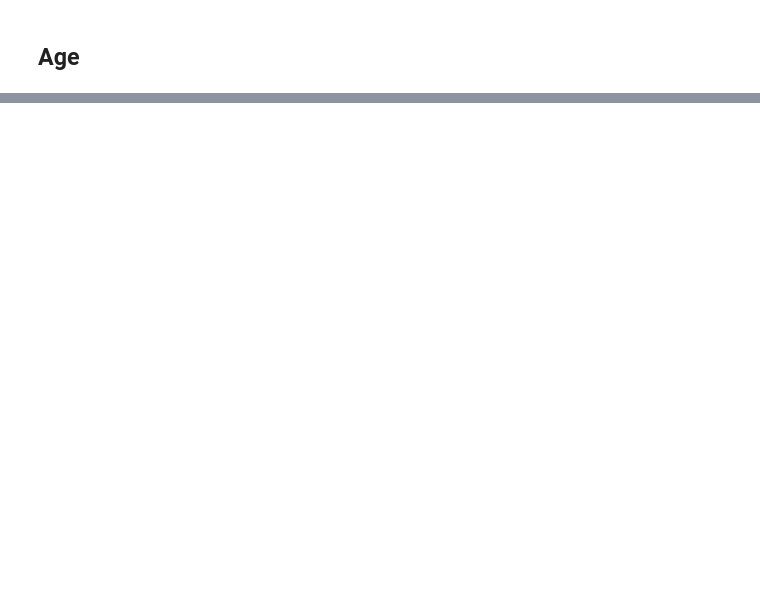
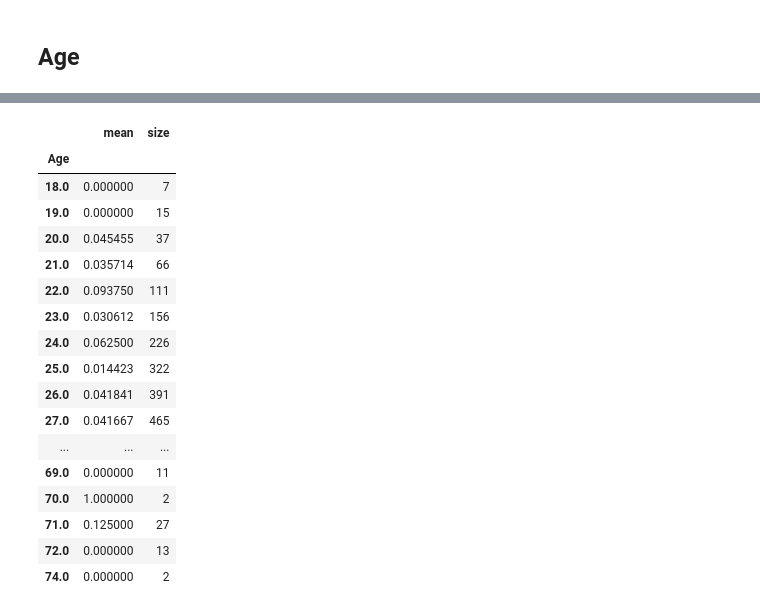
Before and after one commit to gavrilovAlikhan/ML-Practice, a Jupyter notebook: Bank Churn (MLinside)/bank_churn.ipynb, the cells around one changed output, grey strips where cells are left out. Drawn from its saved outputs; the diff is of its cells as text; code cells hidden in the pictures; blank space fills up the shorter version.

```diff
--- a/Bank Churn (MLinside)/bank_churn.ipynb
+++ b/Bank Churn (MLinside)/bank_churn.ipynb
@@ -252,0 +355,21 @@ plt.show()
+# %%
+df.groupby('Age', observed=True)['Exited'].agg(['mean', 'size'])
+# %% [output]
+|  | mean | size |
+| Age |  |  |
+| 18.0 | 0.000000 | 7 |
+| 19.0 | 0.000000 | 15 |
+| 20.0 | 0.045455 | 37 |
+| 21.0 | 0.035714 | 66 |
+| 22.0 | 0.093750 | 111 |
+| 23.0 | 0.030612 | 156 |
+| 24.0 | 0.062500 | 226 |
+| 25.0 | 0.014423 | 322 |
+| 26.0 | 0.041841 | 391 |
+| 27.0 | 0.041667 | 465 |
+| ... | ... | ... |
+| 69.0 | 0.000000 | 11 |
+| 70.0 | 1.000000 | 2 |
+| 71.0 | 0.125000 | 27 |
+| 72.0 | 0.000000 | 13 |
+| 74.0 | 0.000000 | 2 |
```
Also changed, not shown: parts of 27 cells of this notebook.
